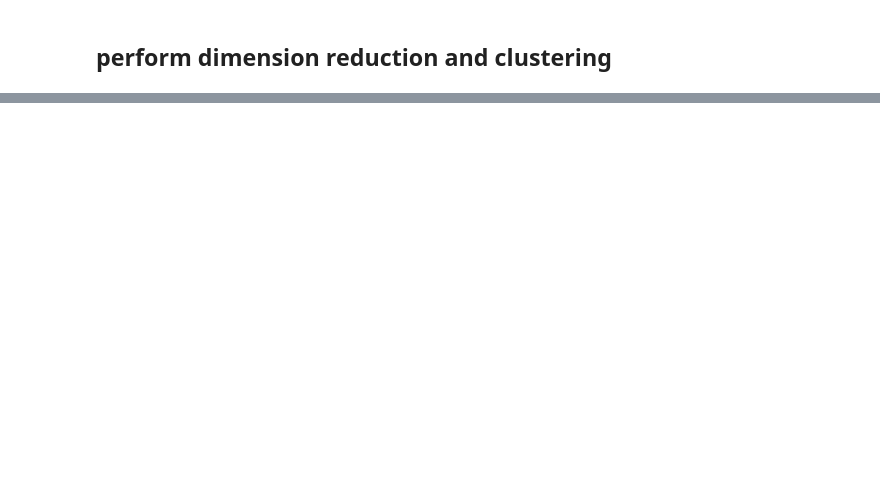
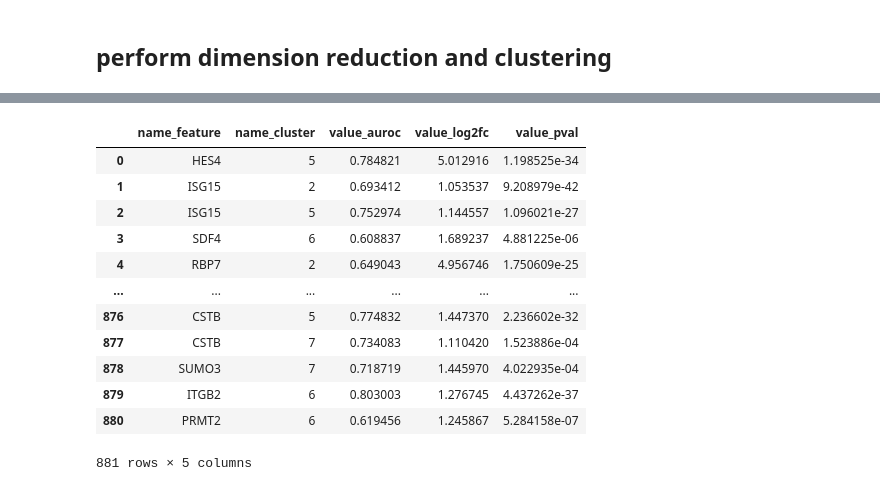
Before and after one commit to ahs2202/scelephant, a Jupyter notebook: doc/jn/tutorials/SC-Elephant_PBMC3k_processing_and_analysis_tutorials.ipynb, the cells around one changed output, grey strips where cells are left out. Saved outputs shown, nothing was run; the diff lists cells and outputs as text; code cells hidden in the pictures; blank space fills up the shorter version.

```diff
--- a/doc/jn/tutorials/SC-Elephant_PBMC3k_processing_and_analysis_tutorials.ipynb
+++ b/doc/jn/tutorials/SC-Elephant_PBMC3k_processing_and_analysis_tutorials.ipynb
@@ -376,0 +265,41 @@ df_res.sort_values( 'value_auroc' )
+# %%
+"""
+Find marker genes of each cluster
+"""
+# settings
+flag_perform_subsampling = False # it is highly recommended to turn on cluster-based subsampling for an extremely large dataset!
+name_layer = 'normalized_log1p_capped'
+
+if flag_perform_subsampling :
+    ''' subsample for each cluster using the label '''
+    ram.subsample_for_each_clus(
+        name_col_label = name_col_label,
+        int_num_entries_to_subsample = int( len( ram.bc ) / 3 ),  # subsample 1/3 of cells
+        index_col_of_name_col_label = -1,
+        name_col_filter = name_col_filter_filtered_barcode, # input column name containing the filter to subsample
+        name_col_filter_subsampled = None, # output column name to store the filter. If None is given, output to current filter object
+    )
+
+''' search marker feature for each cluster '''
+ram.find_markers(
+    name_layer = name_layer, # normalized using log1p-normalized values
+    name_col_label = name_col_label, # name of the annotation column to perform marker gene search
+    index_name_col_label = -1, # for a typical annotation column containing 1D data array, set this value to -1 (indicating 1D)
+    l_name_cluster = None, # search marker genes for all cluster labels
+    name_col_log2fc = f'{name_col_label}__marker_log2fc',
+    name_col_auroc = f'{name_col_label}__marker_auroc',
+    name_col_pval = f'{name_col_label}__marker_pval',
+    method_pval = 'wilcoxon', # use wilcoxon test
+)
+
+''' retrieve filtered marker calculation results '''
+df_res = ram.get_marker_table(
+    max_pval = 1e-3,
+    min_auroc = 0.6,
+    min_log2fc = 1,
+    name_col_log2fc = f'{name_layer}_{name_col_label}__marker_log2fc',
+    name_col_auroc = f'{name_layer}_{name_col_label}__marker_auroc',
+    name_col_pval = f'{name_layer}_{name_col_label}__marker_pval',
+)
+df_res # display marker gene search results
+# %% [output]
@@ -376,0 +309,13 @@ df_res.sort_values( 'value_auroc' )
+|  | name_feature | name_cluster | value_auroc | value_log2fc | value_pval |
+| 0 | HES4 | 5 | 0.784821 | 5.012916 | 1.198525e-34 |
+| 1 | ISG15 | 2 | 0.693412 | 1.053537 | 9.208979e-42 |
+| 2 | ISG15 | 5 | 0.752974 | 1.144557 | 1.096021e-27 |
+| 3 | SDF4 | 6 | 0.608837 | 1.689237 | 4.881225e-06 |
+| 4 | RBP7 | 2 | 0.649043 | 4.956746 | 1.750609e-25 |
+| ... | ... | ... | ... | ... | ... |
+| 876 | CSTB | 5 | 0.774832 | 1.447370 | 2.236602e-32 |
+| 877 | CSTB | 7 | 0.734083 | 1.110420 | 1.523886e-04 |
+| 878 | SUMO3 | 7 | 0.718719 | 1.445970 | 4.022935e-04 |
+| 879 | ITGB2 | 6 | 0.803003 | 1.276745 | 4.437262e-37 |
+| 880 | PRMT2 | 6 | 0.619456 | 1.245867 | 5.284158e-07 |
+881 rows × 5 columns
```
Also changed, not shown: parts of 26 cells of this notebook, 1 other file.
